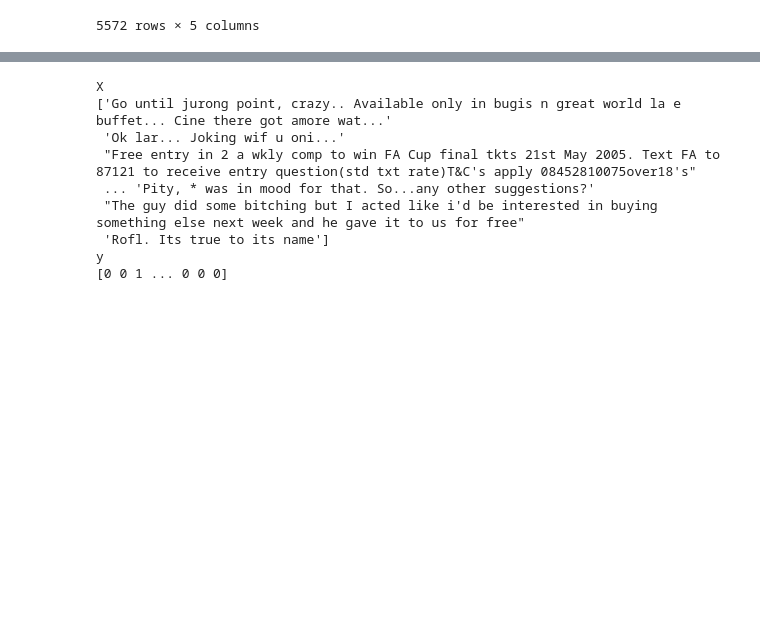
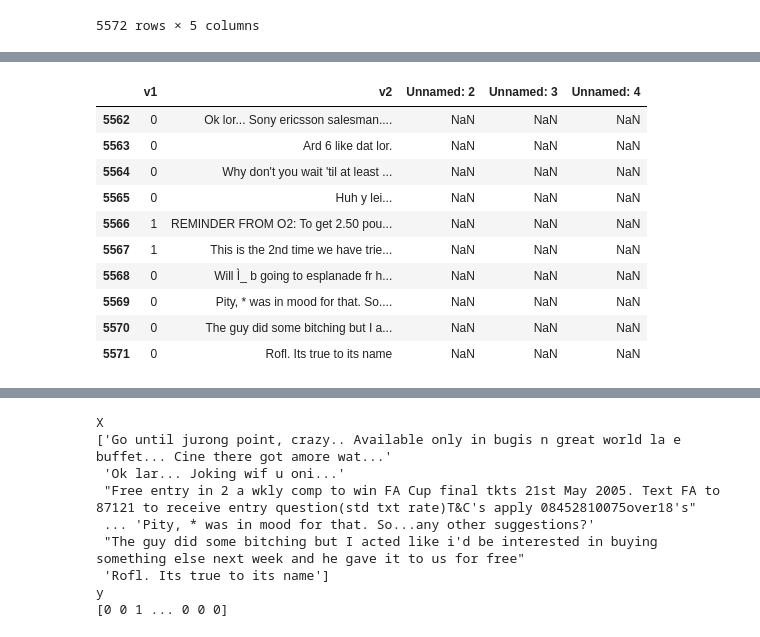
Before and after one commit to ahmedmujtaba99/AI_LAB, a Jupyter notebook: ahmed_Mujtaba_SMS_Spam.ipynb, the cells around one changed output, grey strips where cells are left out. Saved outputs shown, nothing was run; the diff lists cells and outputs as text; code cells hidden in the pictures; blank space fills up the shorter version.

```diff
--- a/ahmed_Mujtaba_SMS_Spam.ipynb
+++ b/ahmed_Mujtaba_SMS_Spam.ipynb
@@ -39,0 +54,14 @@ df
+# %%
+df.tail(10)
+# %% [output]
+|  | v1 | v2 | Unnamed: 2 | Unnamed: 3 | Unnamed: 4 |
+| 5562 | 0 | Ok lor... Sony ericsson salesman.... | NaN | NaN | NaN |
+| 5563 | 0 | Ard 6 like dat lor. | NaN | NaN | NaN |
+| 5564 | 0 | Why don't you wait 'til at least ... | NaN | NaN | NaN |
+| 5565 | 0 | Huh y lei... | NaN | NaN | NaN |
+| 5566 | 1 | REMINDER FROM O2: To get 2.50 pou... | NaN | NaN | NaN |
+| 5567 | 1 | This is the 2nd time we have trie... | NaN | NaN | NaN |
+| 5568 | 0 | Will Ì_ b going to esplanade fr h... | NaN | NaN | NaN |
+| 5569 | 0 | Pity, * was in mood for that. So.... | NaN | NaN | NaN |
+| 5570 | 0 | The guy did some bitching but I a... | NaN | NaN | NaN |
+| 5571 | 0 | Rofl. Its true to its name | NaN | NaN | NaN |
```
Also changed, not shown: parts of 11 cells of this notebook.
